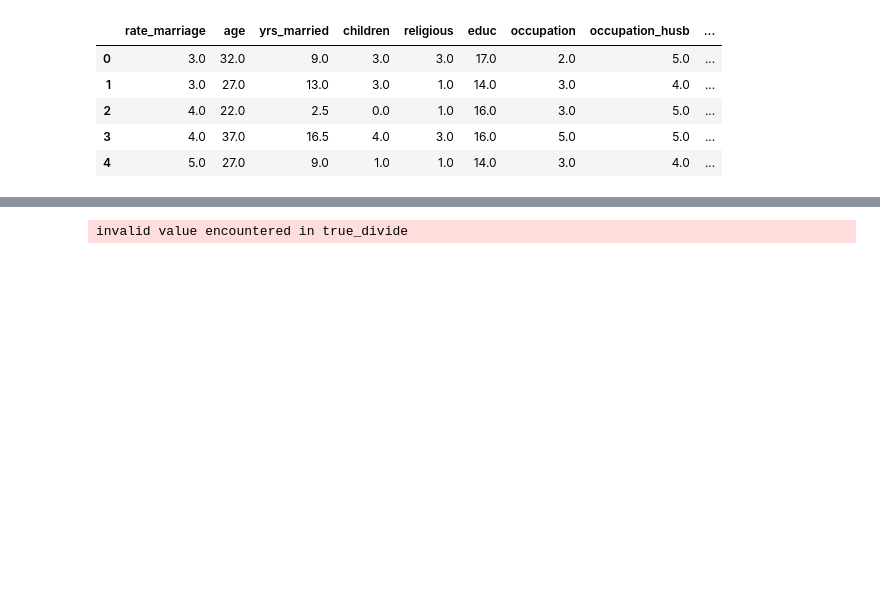
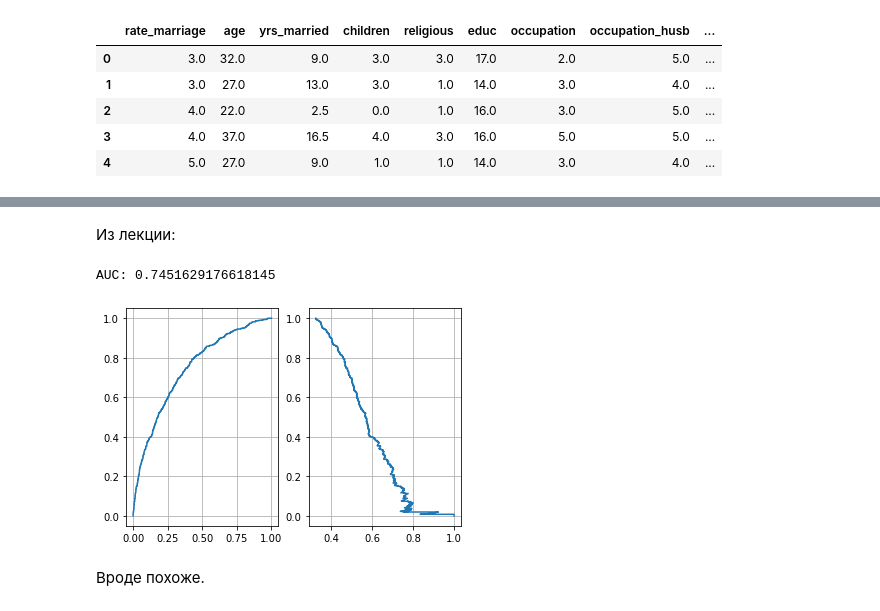
Before and after one commit to ValentineTsgk/FEML_Model_accuracy_estimation, a Jupyter notebook: FEML_Model accuracy estimation, retraining, regularization.ipynb, the cells around one changed output, grey strips where cells are left out. Saved outputs shown, nothing was run; the diff lists cells and outputs as text; code cells hidden in the pictures; blank space fills up the shorter version.

```diff
--- a/FEML_Model accuracy estimation, retraining, regularization.ipynb
+++ b/FEML_Model accuracy estimation, retraining, regularization.ipynb
@@ -256,7 +263,0 @@ score2.plot()
-# %%
-model3 = LogisticRegression( penalty = 'l2', C = 1, solver='liblinear' ).fit( X_train, Y_train )
-predictions3 = model3.predict_proba( X_test )
-score3 = lazy_roc_auc(Y_test, predictions3 )
-score3.plot()
-# %% [output]
-invalid value encountered in true_divide
@@ -267,0 +264,19 @@ invalid value encountered in true_divide
+# %% [markdown]
+Из лекции:
+# %%
+import  matplotlib.pyplot as plt
+from sklearn.metrics import roc_curve
+from sklearn.metrics import precision_recall_curve
+fpr, tpr, thres = roc_curve( Y_test, predictions[:, 1] )
+pr, re, thres = precision_recall_curve( Y_test, predictions[:, 1] )
+print(f"AUC: {roc_auc_score( Y_test, predictions[:, 1] )}")
+fig, (ax1, ax2) = plt.subplots(1, 2)
+ax1.plot( fpr, tpr )
+ax2.plot(pr,re)
+ax1.grid()
+ax2.grid()
+# %% [output]
+AUC: 0.7451629176618145
+[figure, added]
+# %% [markdown]
+Вроде похоже.
```
Also changed, not shown: parts of 9 cells of this notebook.
